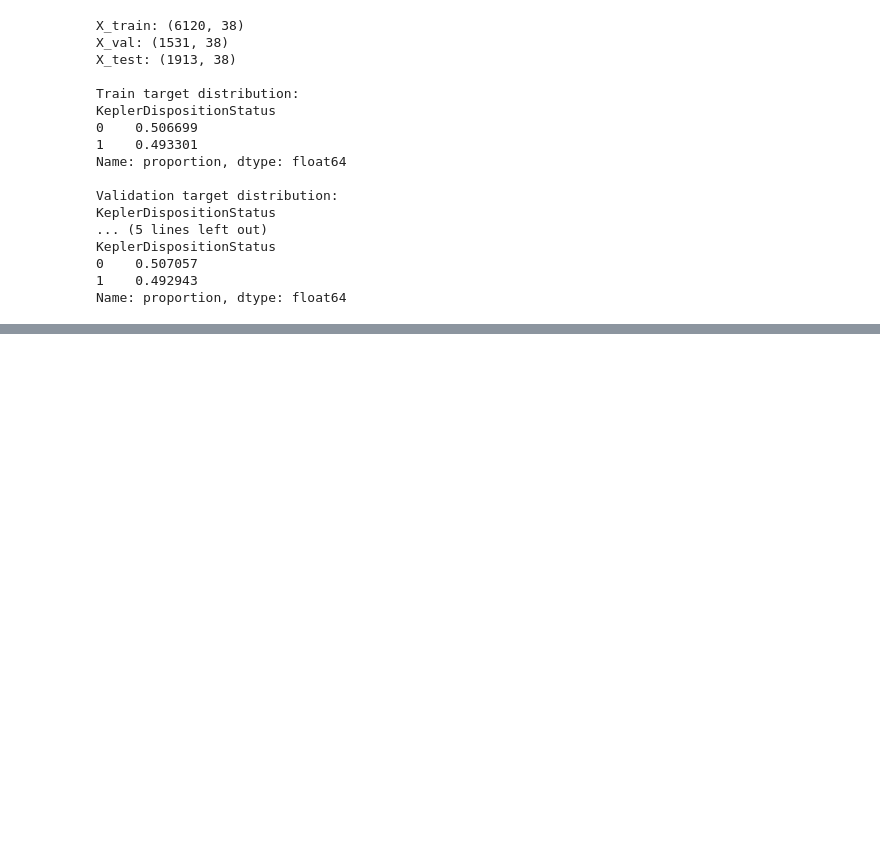
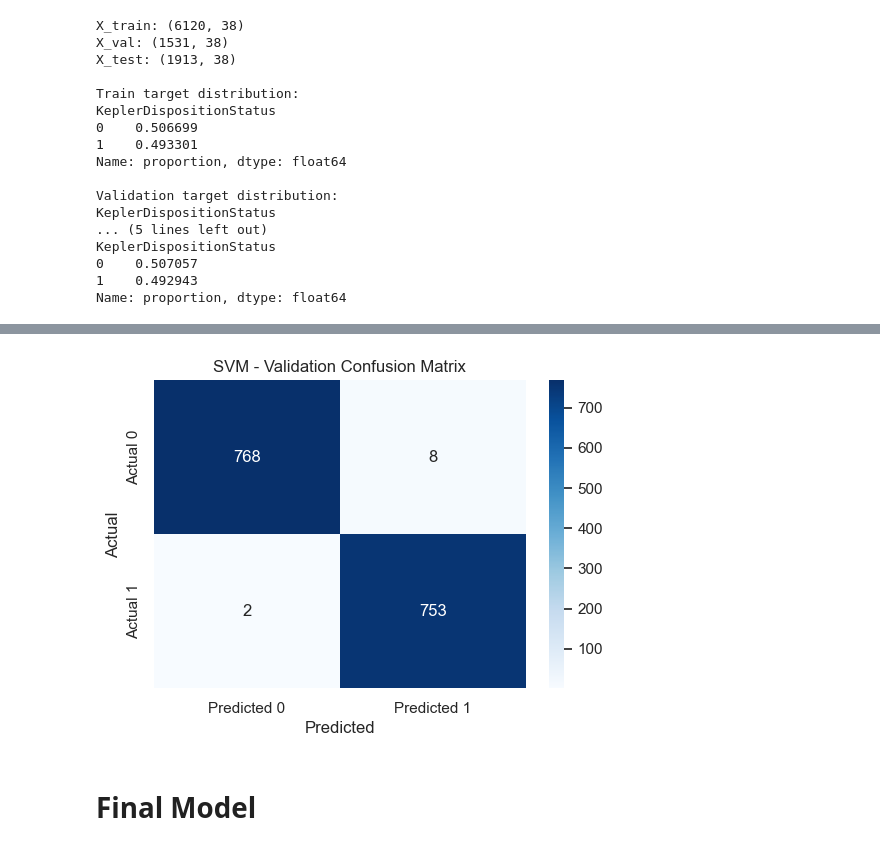
Before and after one commit to Waqarahmedkhan96/Machine-Learning-Lab, a Jupyter notebook: assignment_4_detecting exoplanets/detecting exoplanets.ipynb, the cells around one changed output, grey strips where cells are left out. Saved outputs shown, nothing was run; the diff lists cells and outputs as text; code cells hidden in the pictures; blank space fills up the shorter version.

```diff
--- a/assignment_4_detecting exoplanets/detecting exoplanets.ipynb
+++ b/assignment_4_detecting exoplanets/detecting exoplanets.ipynb
@@ -451,0 +592,6 @@ Name: proportion, dtype: float64
+# %%
+best_svm_C = svm_results_df.iloc[0]["C"]
+best_svm_kernel = svm_results_df.iloc[0]["kernel"]
+
+print("Best SVM C:", best_svm_C)
+print("Best SVM kernel:", best_svm_kernel)
@@ -451,0 +601,18 @@ Name: proportion, dtype: float64
+# %%
+best_svm_model = SVC(C=best_svm_C, kernel=best_svm_kernel, random_state=42)
+best_svm_model.fit(X_train_scaled, y_train)
+
+y_train_pred_svm = best_svm_model.predict(X_train_scaled)
+y_val_pred_svm = best_svm_model.predict(X_val_scaled)
+
+print("SVM - Train metrics")
+print("Accuracy:", accuracy_score(y_train, y_train_pred_svm))
+print("Precision:", precision_score(y_train, y_train_pred_svm, zero_division=0))
+print("Recall:", recall_score(y_train, y_train_pred_svm, zero_division=0))
+print("F1-Score:", f1_score(y_train, y_train_pred_svm, zero_division=0))
+
+print("\nSVM - Validation metrics")
+print("Accuracy:", accuracy_score(y_val, y_val_pred_svm))
+print("Precision:", precision_score(y_val, y_val_pred_svm, zero_division=0))
+print("Recall:", recall_score(y_val, y_val_pred_svm, zero_division=0))
+print("F1-Score:", f1_score(y_val, y_val_pred_svm, zero_division=0))
@@ -451,0 +631,20 @@ Name: proportion, dtype: float64
+# %%
+cm_svm = confusion_matrix(y_val, y_val_pred_svm)
+
+plt.figure(figsize=(6,4))
+sns.heatmap(
+    cm_svm,
+    annot=True,
+    fmt="d",
+    cmap="Blues",
+    xticklabels=["Predicted 0", "Predicted 1"],
+    yticklabels=["Actual 0", "Actual 1"]
+)
+plt.title("SVM - Validation Confusion Matrix")
+plt.xlabel("Predicted")
+plt.ylabel("Actual")
+plt.show()
+# %% [output]
+[figure, added]
+# %% [markdown]
+# Final Model
```
Also changed, not shown: parts of 18 cells of this notebook.
